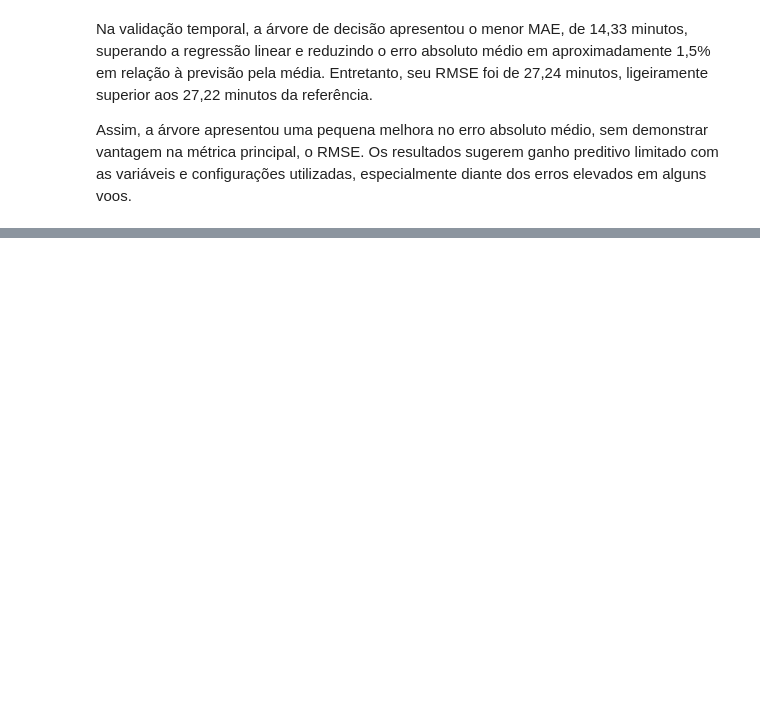
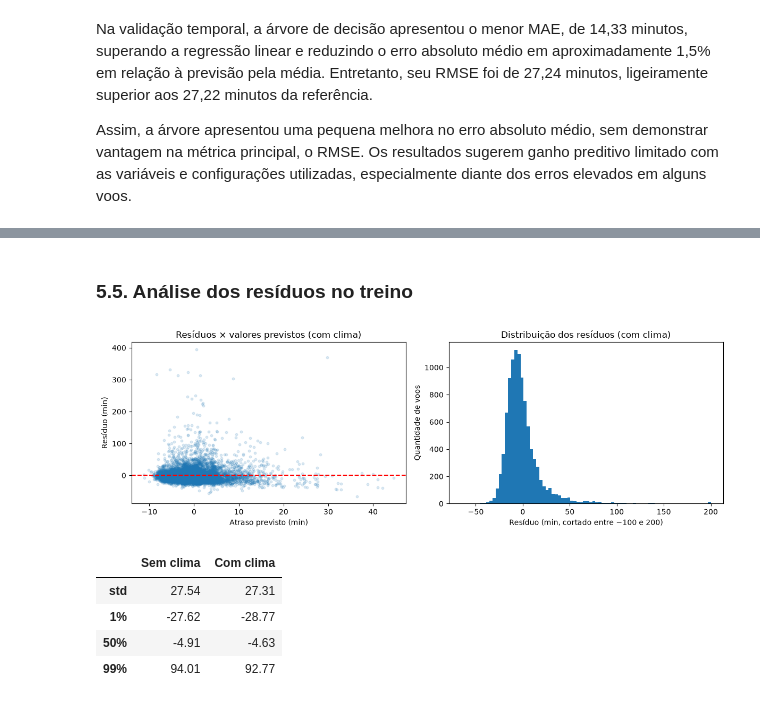
Before and after one commit to Matex0406/Projeto_2_CB, a Jupyter notebook: Projeto_2_CB.ipynb, the cells around one changed output, grey strips where cells are left out. Drawn from its saved outputs; the diff is of its cells as text; code cells hidden in the pictures; blank space fills up the shorter version.

```diff
--- a/Projeto_2_CB.ipynb
+++ b/Projeto_2_CB.ipynb
@@ -1469,0 +1766,34 @@ Assim, a árvore apresentou uma pequena melhora no erro absoluto médio, sem dem
+# %% [markdown]
+### 5.5. Análise dos resíduos no treino
+# %%
+residuos = pd.DataFrame({
+    "previsto": ols_com.fittedvalues,
+    "residuo": ols_com.resid,
+})
+amostra_res = residuos.sample(n=min(10_000, len(residuos)), random_state=42)
+
+fig, axes = plt.subplots(1, 2, figsize=(12, 4))
+axes[0].scatter(amostra_res["previsto"], amostra_res["residuo"], alpha=0.15, s=10)
+axes[0].axhline(0, color="red", linestyle="--")
+axes[0].set_xlabel("Atraso previsto (min)")
+axes[0].set_ylabel("Resíduo (min)")
+axes[0].set_title("Resíduos × valores previstos (com clima)")
+axes[1].hist(amostra_res["residuo"].clip(-100, 200), bins=80)
+axes[1].set_xlabel("Resíduo (min, cortado entre −100 e 200)")
+axes[1].set_ylabel("Quantidade de voos")
+axes[1].set_title("Distribuição dos resíduos (com clima)")
+plt.tight_layout()
+plt.show()
+
+# percentis dos resíduos com e sem clima
+pd.DataFrame({
+    "Sem clima": ols_sem.resid.describe(percentiles=[0.01, 0.5, 0.99]),
+    "Com clima": ols_com.resid.describe(percentiles=[0.01, 0.5, 0.99]),
+}).loc[["std", "1%", "50%", "99%"]].round(2)
+# %% [output]
+[figure, added]
+|  | Sem clima | Com clima |
+| std | 27.54 | 27.31 |
+| 1% | -27.62 | -28.77 |
+| 50% | -4.91 | -4.63 |
+| 99% | 94.01 | 92.77 |
```
Also changed, not shown: parts of 33 cells of this notebook, 2 other files.
